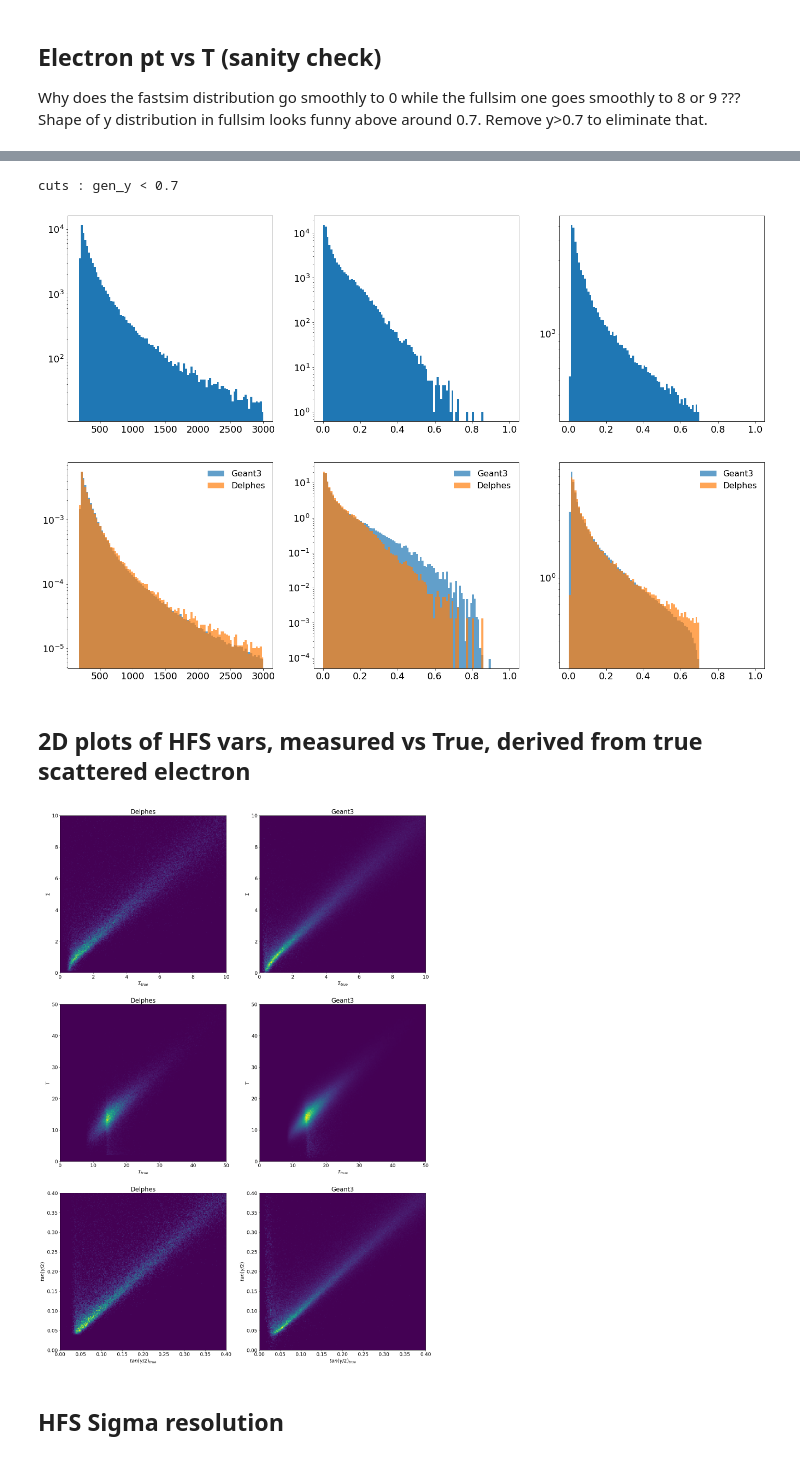
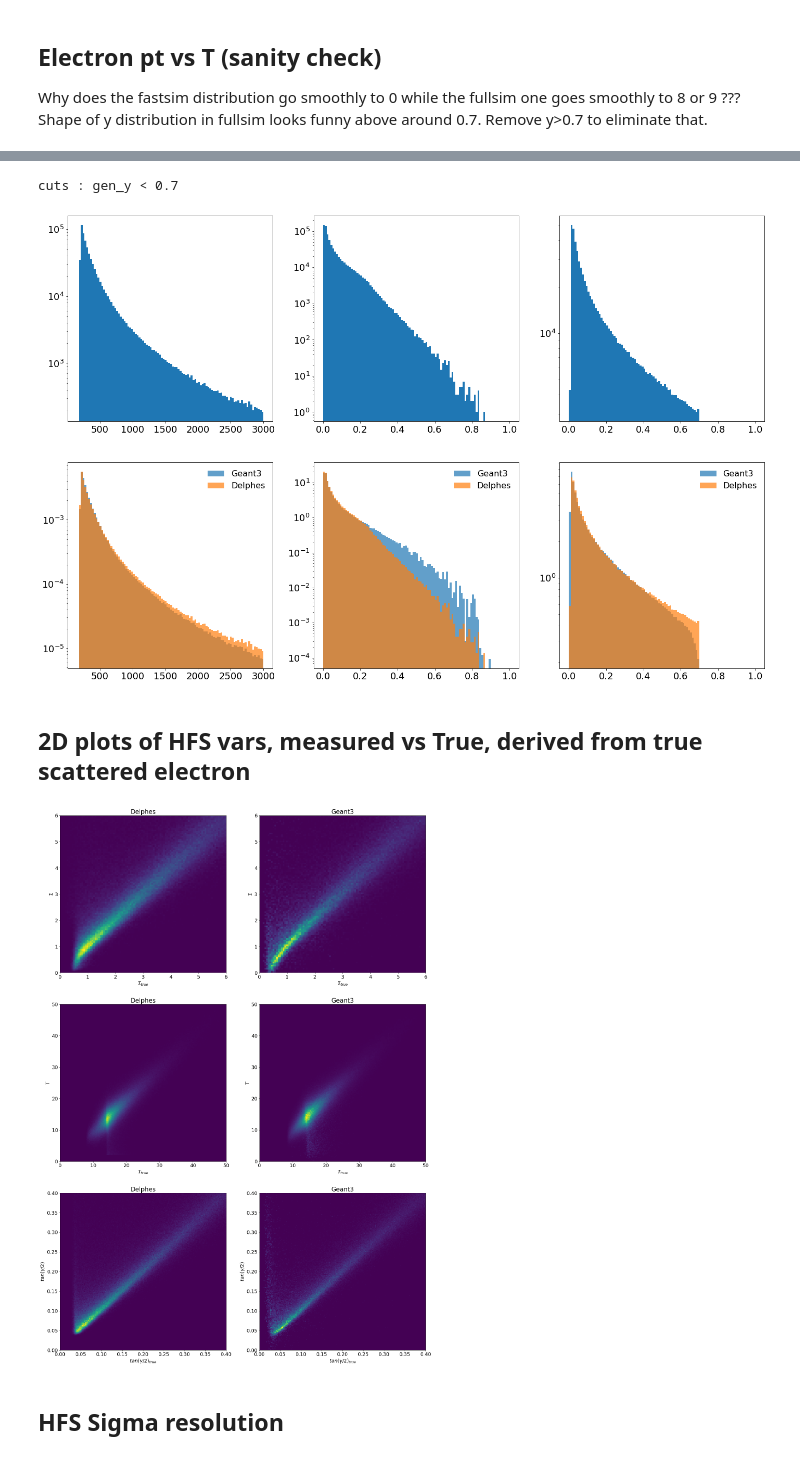
Before and after one commit to owen234/DIS-reco, a Jupyter notebook: hfs-resolution-study.ipynb, the cells around one changed output, grey strips where cells are left out. Drawn from its saved outputs; the diff is of its cells as text; code cells hidden in the pictures.

```diff
--- a/hfs-resolution-study.ipynb
+++ b/hfs-resolution-study.ipynb
@@ -37,7 +37,13 @@ ebeam_p = 920
 #infile_name = 'mini-tree-gen-HFS-etamax4.0.root'
 #infile_name = 'mini-tree-nim-hcal-coverage.root'
 #infile_name = 'mini-tree-nim-hcal2-towers-only-badres-at-edges-hcal-20percent-const.root'
-infile_name = 'mini-tree-noise-lm-0.0-ls-0.1-p1.0.root'
+#infile_name = 'mini-tree-noise-lm-0.0-ls-0.1-p1.0.root'
+
+#infile_name = 'mini-tree-etamin0.96-edge-reso-bad--no-noise-500k.root'
+#infile_name = 'mini-tree-etamin0.96-edge-reso-bad.root'
+#infile_name = 'mini-tree.root'
+
+infile_name = 'mini-tree-etamin0.96-edge-reso-bad-ls0.05-1m.root'
 
 
 
@@ -315,14 +321,17 @@ ax[1][2].legend(loc='best',fontsize=16)
 plt.show()
 # %% [output]
 cuts : gen_y < 0.7
-[figure, old version]
+[figure, new version]
 # %% [markdown]
 ## 2D plots of HFS vars, measured vs True, derived from true scattered electron
 # %%
+cuts = 'gen_y < 0.7'
+
 fig,ax = plt.subplots(3,2,figsize=(24,36))
 
 ax[0][0].set_title('Delphes')
-ax[0][0].hist2d( mc.query(cuts)['Sigma__gen_e'], mc.query(cuts)['Sigma__HFS'], range=([0,10],[0,10]), bins=200)
+#ax[0][0].hist2d( mc.query(cuts)['Sigma__gen_e'], mc.query(cuts)['Sigma__HFS'], range=([0,10],[0,10]), bins=200)
+ax[0][0].hist2d( mc.query(cuts)['Sigma__gen_e'], mc.query(cuts)['Sigma__HFS'], range=([0,6],[0,6]), bins=100)
 ax[0][0].set_xlabel('$\Sigma_{true}$')
 ax[0][0].set_ylabel('$\Sigma$')
 
@@ -342,35 +351,36 @@ ax[2][0].set_ylabel('$tan(\gamma/2)$')
 #ax[3][0].hist2d( mc.query(cuts)['gen_HFS_e'], mc.query(cuts)['HFS_E'], range=([0,500],[0,500]), bins=200)
 #ax[3][0].set_xlabel('$HFS_{E,true}$')
 #ax[3][0].set_ylabel('$HFS_E$')
 
 
 thisdf = mc_fullsim
 
 ax[0][1].set_title('Geant3')
-ax[0][1].hist2d( thisdf.query(cuts)['Sigma__gen_e'], thisdf.query(cuts)['Sigma__HFS'], weights=thisdf.query(cuts)['wgt'], range=([0,10],[0,10]), bins=200)
+#ax[0][1].hist2d( thisdf.query(cuts)['Sigma__gen_e'], thisdf.query(cuts)['Sigma__HFS'], weights=thisdf.query(cuts)['wgt'], range=([0,10],[0,10]), bins=200)
+ax[0][1].hist2d( thisdf.query(cuts)['Sigma__gen_e'], thisdf.query(cuts)['Sigma__HFS'], weights=thisdf.query(cuts)['wgt'], range=([0,6],[0,6]), bins=100)
 ax[0][1].set_xlabel('$\Sigma_{true}$')
 ax[0][1].set_ylabel('$\Sigma$')
 
 ax[1][1].set_title('Geant3')
 ax[1][1].hist2d( thisdf.query(cuts)['T__gen_e'], thisdf.query(cuts)['T__HFS'], weights=thisdf.query(cuts)['wgt'], range=([0,50],[0,50]), bins=200)
 #ax[1][1].hist2d( thisdf.query(cuts)['T__gen_HFS'], thisdf.query(cuts)['T__HFS'], weights=thisdf.query(cuts)['wgt'], range=([0,50],[0,50]), bins=200)
 ax[1][1].set_xlabel('$T_{true}$')
 ax[1][1].set_ylabel('$T$')
 
 ax[2][1].set_title('Geant3')
 ax[2][1].hist2d( thisdf.query(cuts)['tan_gamma_over_2__gen_e'], thisdf.query(cuts)['tan_gamma_over_2__HFS'], weights=thisdf.query(cuts)['wgt'], range=([0,0.4],[0,0.4]), bins=200)
 ax[2][1].set_xlabel('$tan(\gamma/2)_{true}$')
 ax[2][1].set_ylabel('$tan(\gamma/2)$')
 
 
 #ax[3][1].set_title('Geant3')
 #ax[3][1].hist2d( thisdf.query(cuts)['gen_HFS_e'], thisdf.query(cuts)['HFS_E'], weights=thisdf.query(cuts)['wgt'], range=([0,500],[0,500]), bins=200)
 #ax[3][1].set_xlabel('$HFS_{E,true}$')
 #ax[3][1].set_ylabel('$HFS_E$')
 
 plt.show()
 # %% [output]
-[figure, old version]
+[figure, new version]
 # %% [markdown]
 ## HFS Sigma resolution
 # %%
```
Also changed, not shown: parts of 9 cells of this notebook, 2 other files.
